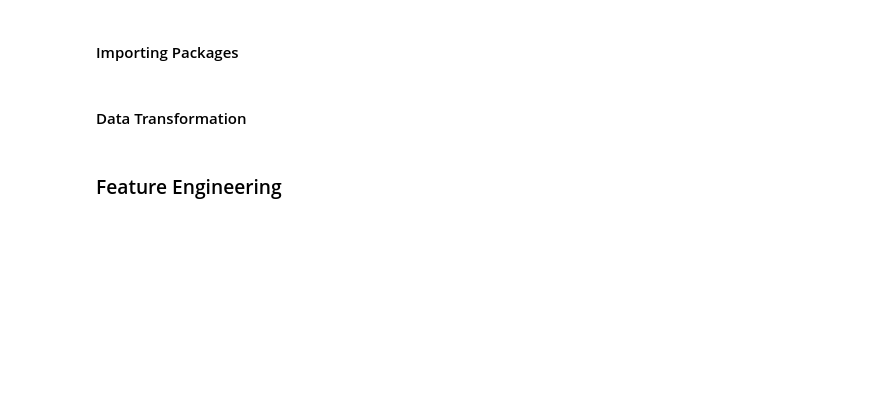
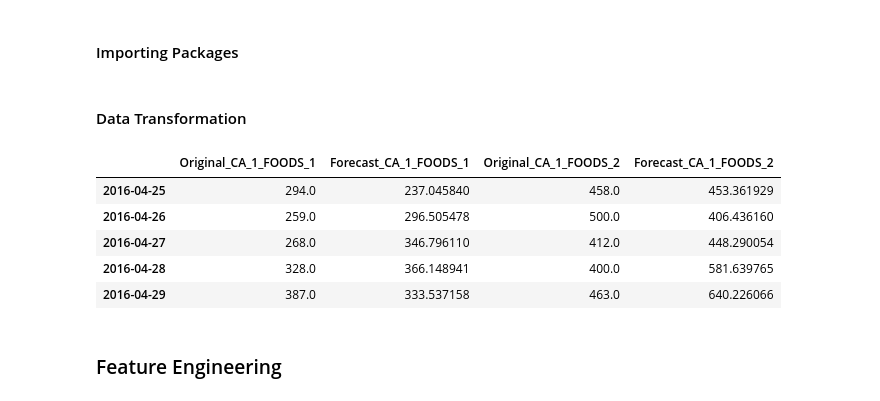
Before and after one commit to Muhammad-Awn/M5-Forecasting-Accuracy, a Jupyter notebook: tanxor-ml-model.ipynb, the cells around one changed output. Cells and saved outputs as stored; diff of their text form; code cells hidden in the pictures; blank space fills up the shorter version.

```diff
--- a/tanxor-ml-model.ipynb
+++ b/tanxor-ml-model.ipynb
@@ -53,0 +68,50 @@ train_data.index.freq = test_data.index.freq = 'd'
+# %%
+def save_to_json(filename, data, mode='w'):
+    with open(f"./best_params/{filename}.json", mode) as f:
+        json.dump(data, f, indent=4)
+
+def read_from_json(filename,mode="r"):
+    with open(f'./best_params/{filename}.json', mode) as f:
+        # Load the JSON data into a Python dictionary
+        params_data = json.load(f)
+
+        return params_data
+# %%
+best_params_data = {}
+
+for i in train_data.columns[:2]:
+
+    hp_model = SarimaxHyperopt(train_data[i], test_data[i])
+
+    hp_model.hyperparameter_tune(num_evals=3)
+
+    best = hp_model.best_params
+
+    input_data = {i: best}
+
+    best_params_data.update(input_data)
+
+save_to_json('sarimax_best_params', best_params_data, 'w')
+# %%
+best_params =read_from_json('sarimax_best_params',mode="r")
+total_forecast = pd.DataFrame()
+
+for i in train_data.columns[:2]:
+    model = SRX(train_data[i])
+
+    model.train(best_params[i])
+
+    forecast = model.predict(val_df[[i]])
+
+    total_forecast[f'Original_{i}'] = val_df[i]
+
+    total_forecast[f'Forecast_{i}'] = forecast.values
+
+total_forecast.head()
+# %% [output]
+|  | Original_CA_1_FOODS_1 | Forecast_CA_1_FOODS_1 | Original_CA_1_FOODS_2 | Forecast_CA_1_FOODS_2 |
+| 2016-04-25 | 294.0 | 237.045840 | 458.0 | 453.361929 |
+| 2016-04-26 | 259.0 | 296.505478 | 500.0 | 406.436160 |
+| 2016-04-27 | 268.0 | 346.796110 | 412.0 | 448.290054 |
+| 2016-04-28 | 328.0 | 366.148941 | 400.0 | 581.639765 |
+| 2016-04-29 | 387.0 | 333.537158 | 463.0 | 640.226066 |
```
Also changed, not shown: parts of 31 cells of this notebook, 3 other files.
